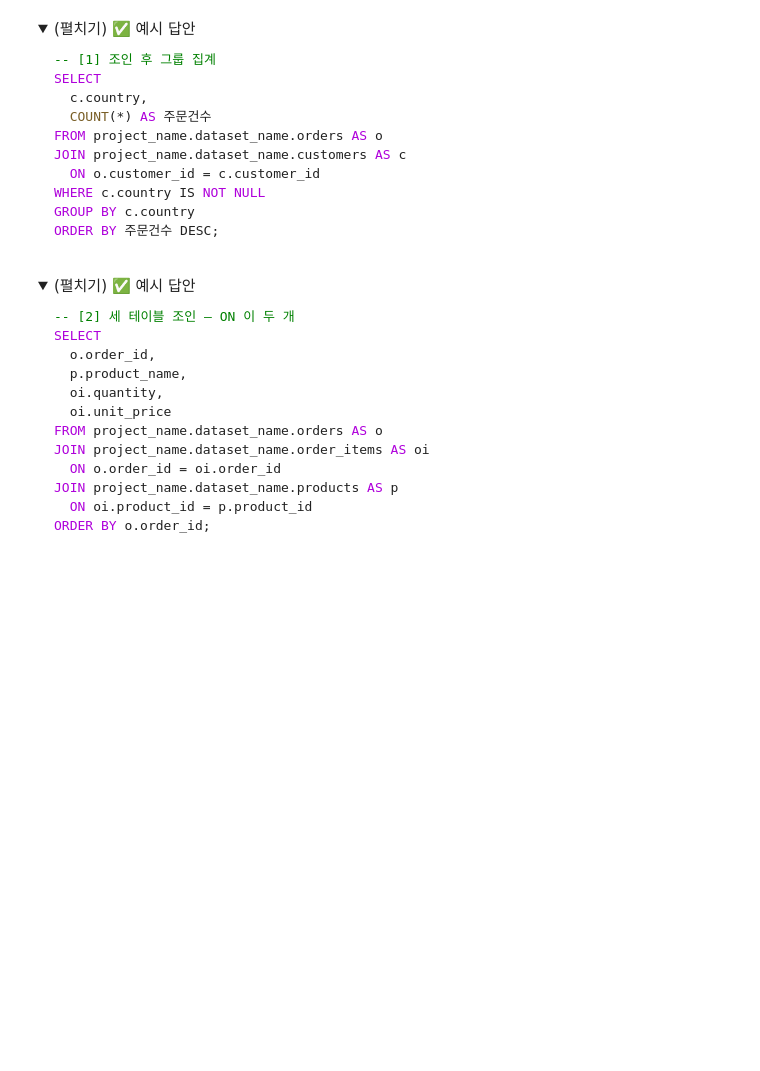
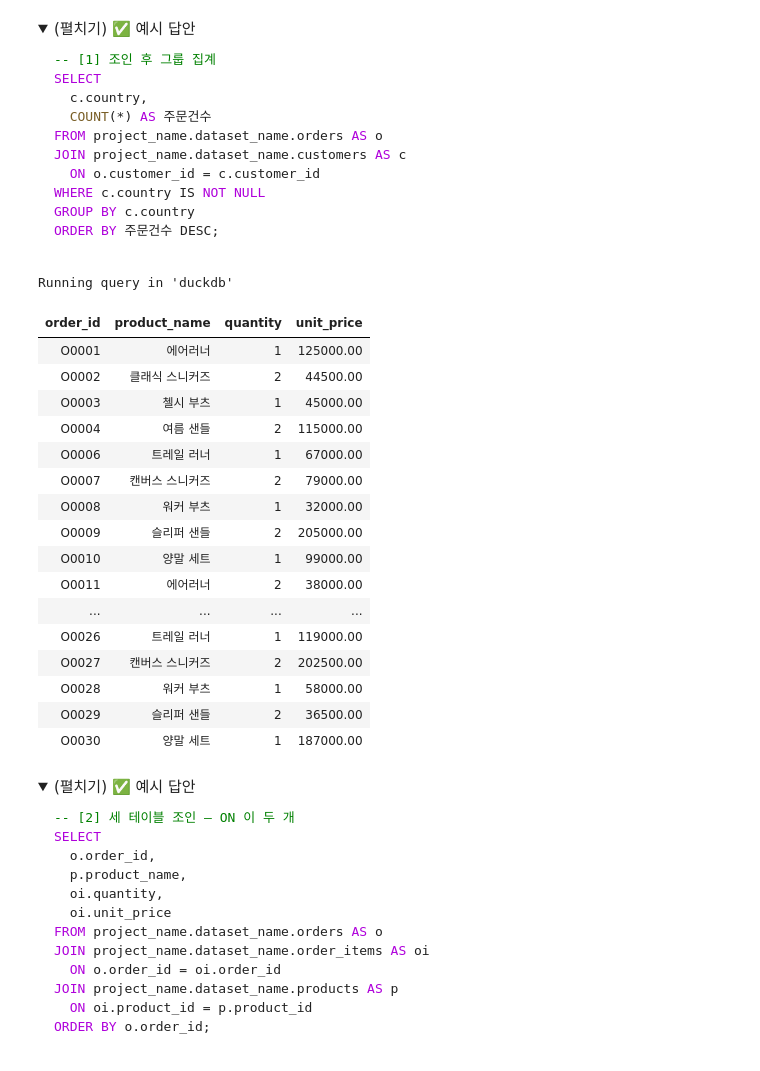
Before and after one commit to yeeunkim-dev/ai-data-bootcamp, a Jupyter notebook: D026+_SQL 데이터 분석/SQL 기초 — 테이블 결합과 중첩 쿼리.ipynb, the cells around one changed output. Saved outputs shown, nothing was run; the diff lists cells and outputs as text; code cells hidden in the pictures; folded sections open; blank space fills up the shorter version.

```diff
--- a/D026+_SQL 데이터 분석/SQL 기초 — 테이블 결합과 중첩 쿼리.ipynb
+++ b/D026+_SQL 데이터 분석/SQL 기초 — 테이블 결합과 중첩 쿼리.ipynb
@@ -1182,11 +1484,37 @@ ORDER BY 주문건수 DESC;
 
 </details>
 # %%
+%%sql
 -- [C27] 📒 연습 문제 — 조인과 서브쿼리 (2/5)
 
 -- 문제: orders·order_items·products 세 테이블을 조인해 주문번호·상품명·수량·단가를 조회합니다.
 
--- 아래에 SQL 쿼리를 작성하세요.
+SELECT o.order_id, p.product_name, oi.quantity, oi.unit_price
+FROM project_name.dataset_name.orders AS o
+JOIN project_name.dataset_name.order_items AS oi
+  ON o.order_id = oi.order_id
+JOIN project_name.dataset_name.products AS p
+  ON oi.product_id = p.product_id
+ORDER BY o.order_id
+# %% [output]
+Running query in 'duckdb'
+| order_id | product_name | quantity | unit_price |
+| O0001 | 에어러너 | 1 | 125000.00 |
+| O0002 | 클래식 스니커즈 | 2 | 44500.00 |
+| O0003 | 첼시 부츠 | 1 | 45000.00 |
+| O0004 | 여름 샌들 | 2 | 115000.00 |
+| O0006 | 트레일 러너 | 1 | 67000.00 |
+| O0007 | 캔버스 스니커즈 | 2 | 79000.00 |
+| O0008 | 워커 부츠 | 1 | 32000.00 |
+| O0009 | 슬리퍼 샌들 | 2 | 205000.00 |
+| O0010 | 양말 세트 | 1 | 99000.00 |
+| O0011 | 에어러너 | 2 | 38000.00 |
+| ... | ... | ... | ... |
+| O0026 | 트레일 러너 | 1 | 119000.00 |
+| O0027 | 캔버스 스니커즈 | 2 | 202500.00 |
+| O0028 | 워커 부츠 | 1 | 58000.00 |
+| O0029 | 슬리퍼 샌들 | 2 | 36500.00 |
+| O0030 | 양말 세트 | 1 | 187000.00 |
 # %% [markdown]
 <details>
 <summary>(펼치기) ✅ 예시 답안</summary>
```
Also changed, not shown: parts of 56 cells of this notebook.
